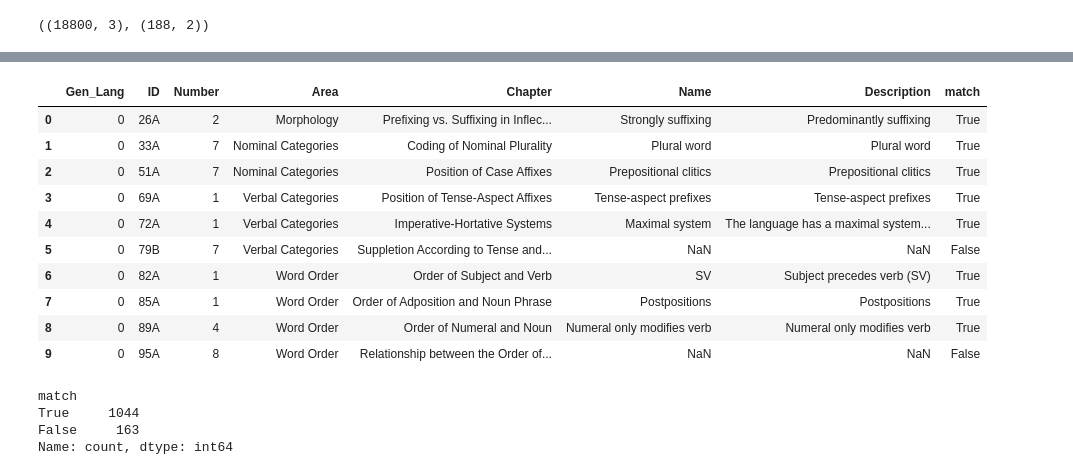
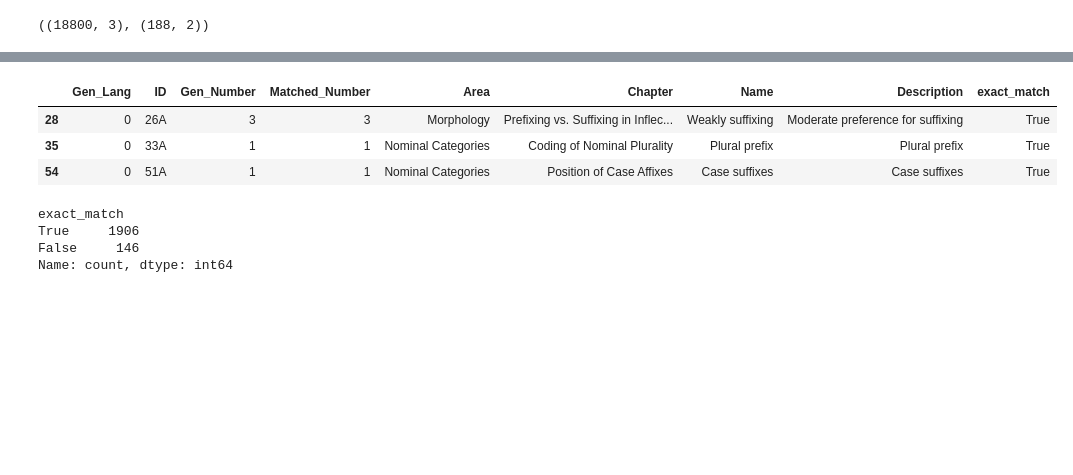
Before and after one commit to Pappa/conlanger, a Jupyter notebook: notebooks/wals_parameters_gan.ipynb, the cells around one changed output, grey strips where cells are left out. Cells and saved outputs as stored; diff of their text form; code cells hidden in the pictures; blank space fills up the shorter version.

```diff
--- a/notebooks/wals_parameters_gan.ipynb
+++ b/notebooks/wals_parameters_gan.ipynb
@@ -367,29 +319,31 @@ code_df.head(3)
-# %%
-generated_parameters_df = pd.DataFrame(generated_parameters, columns=["Gen_Lang", "Parameter_ID", "Number"])
-selected_parameters_df = (generated_parameters_df[generated_parameters_df.Number > 0]
-                          .merge(code_df, on=["Parameter_ID", "Number"], how="left", indicator="match")
-                          .merge(param_df[["ID"]].reset_index(), left_on="Parameter_ID", right_on="ID", how="left")
-)[["Gen_Lang", "ID", "Number", "Area", "Chapter", "Name", "Description", "match"]]
-
-selected_parameters_df.match = selected_parameters_df.match == "both"
-
-selected_parameters_df.head(10)
-# %% [output]
-|  | Gen_Lang | ID | Number | Area | Chapter | Name | Description | match |
-| 0 | 0 | 26A | 2 | Morphology | Prefixing vs. Suffixing in Inflec... | Strongly suffixing | Predominantly suffixing | True |
-| 1 | 0 | 33A | 7 | Nominal Categories | Coding of Nominal Plurality | Plural word | Plural word | True |
-| 2 | 0 | 51A | 7 | Nominal Categories | Position of Case Affixes | Prepositional clitics | Prepositional clitics | True |
-| 3 | 0 | 69A | 1 | Verbal Categories | Position of Tense-Aspect Affixes | Tense-aspect prefixes | Tense-aspect prefixes | True |
-| 4 | 0 | 72A | 1 | Verbal Categories | Imperative-Hortative Systems | Maximal system | The language has a maximal system... | True |
-| 5 | 0 | 79B | 7 | Verbal Categories | Suppletion According to Tense and... | NaN | NaN | False |
-| 6 | 0 | 82A | 1 | Word Order | Order of Subject and Verb | SV | Subject precedes verb (SV) | True |
-| 7 | 0 | 85A | 1 | Word Order | Order of Adposition and Noun Phrase | Postpositions | Postpositions | True |
-| 8 | 0 | 89A | 4 | Word Order | Order of Numeral and Noun | Numeral only modifies verb | Numeral only modifies verb | True |
-| 9 | 0 | 95A | 8 | Word Order | Relationship between the Order of... | NaN | NaN | False |
+# %%
+generated_parameters_df = (pd.DataFrame(
+    #generated_parameters[generated_parameters[:, 2] > 0],
+    generated_parameters,
+    columns=["Gen_Lang", "ID", "Gen_Number"]
+    ).merge(param_df[["ID"]].reset_index(), on="ID", how="left"))
+
+codes = code_df.to_numpy()
+generated_codes = generated_parameters_df[["ID", "Gen_Number"]].to_numpy()
+closest_matched_codes = [codes[codes[:, 0] == c[0]][(np.abs(codes[codes[:, 0] == c[0]][:, 3] - c[1])).argmin(), 1:4] for c in generated_codes]
+
+closest_matched_codes_df = pd.DataFrame(closest_matched_codes, columns=["Name", "Description", "Matched_Number"])
+
+generated_parameters_df = pd.concat([generated_parameters_df,closest_matched_codes_df],axis=1)[["Gen_Lang", "ID", "Gen_Number", "Matched_Number", "Area", "Chapter", "Name", "Description"]]
+generated_parameters_df.loc[generated_parameters_df["Gen_Number"] == 0, "Matched_Number"] = 0
+generated_parameters_df["exact_match"] = generated_parameters_df.Gen_Number == generated_parameters_df.Matched_Number
+
+selected_parameters_df = generated_parameters_df.loc[generated_parameters_df["Gen_Number"] > 0]
+selected_parameters_df.head(3)
+# %% [output]
+|  | Gen_Lang | ID | Gen_Number | Matched_Number | Area | Chapter | Name | Description | exact_match |
+| 28 | 0 | 26A | 3 | 3 | Morphology | Prefixing vs. Suffixing in Inflec... | Weakly suffixing | Moderate preference for suffixing | True |
+| 35 | 0 | 33A | 1 | 1 | Nominal Categories | Coding of Nominal Plurality | Plural prefix | Plural prefix | True |
+| 54 | 0 | 51A | 1 | 1 | Nominal Categories | Position of Case Affixes | Case suffixes | Case suffixes | True |
 # %%
-selected_parameters_df.match.value_counts()
+selected_parameters_df.exact_match.value_counts()
 # %% [output]
-match
-True     1044
-False     163
+exact_match
+True     1906
+False     146
 Name: count, dtype: int64
```
Also changed, not shown: parts of 13 cells of this notebook, 2 other files.
